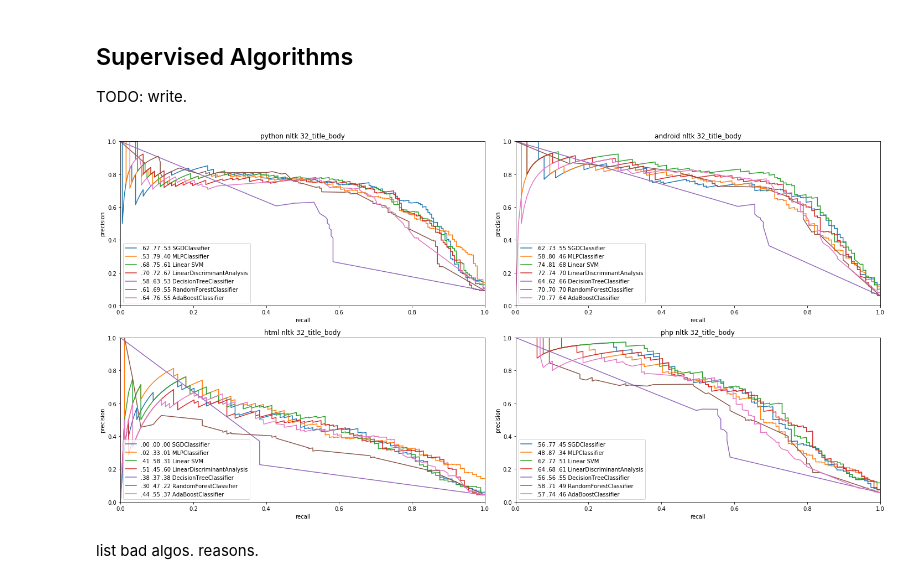
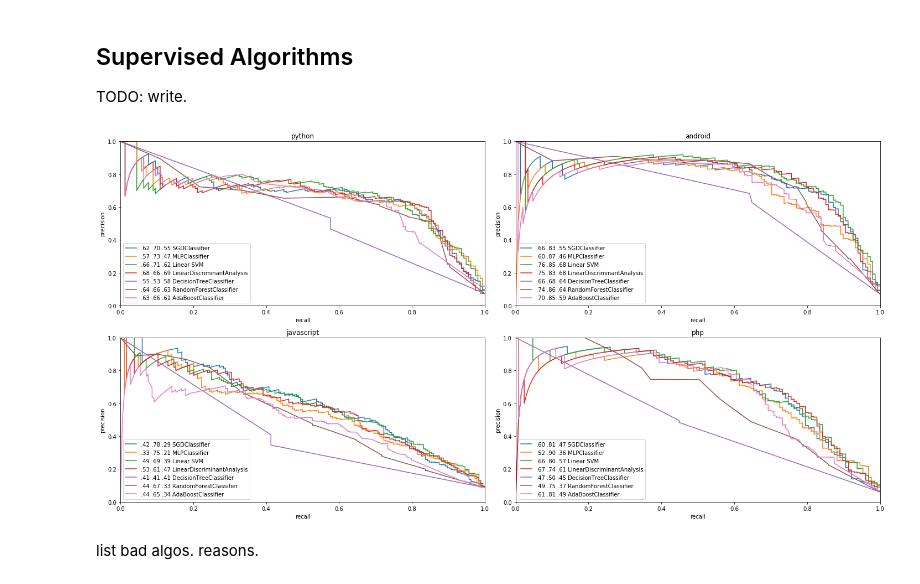
Before and after one commit to glouwa/StackOverflowTopicClustering, a Jupyter notebook: classify.ipynb, the cells around one changed output. Saved outputs shown, nothing was run; the diff lists cells and outputs as text; code cells hidden in the pictures.

```diff
--- a/classify.ipynb
+++ b/classify.ipynb
@@ -58,9 +94,10 @@ TODO: write.<br>
 # %%
 %matplotlib inline
 import classify
-classify.run('32_title_body', 'chi2', ['python', 'android', 'html', 'php'])
+#classify.run('32_title_body', 'chi2', ['python', 'android', 'html', 'php'])
+classify.run2('stackoverflow/lemma/nltk/32/TB/', 'f_classif', ['python', 'android', 'javascript', 'php'])
 # %% [output]
-[figure, old version]
+[figure, new version]
 # %% [markdown]
 list bad algos. reasons.
 # %% [markdown]
```
Also changed, not shown: parts of 5 cells of this notebook, 6 other files.
